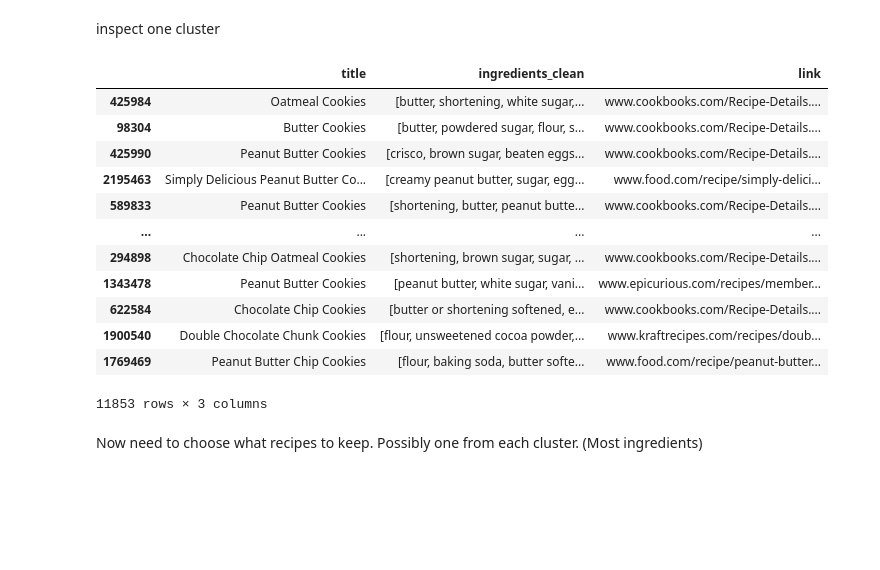
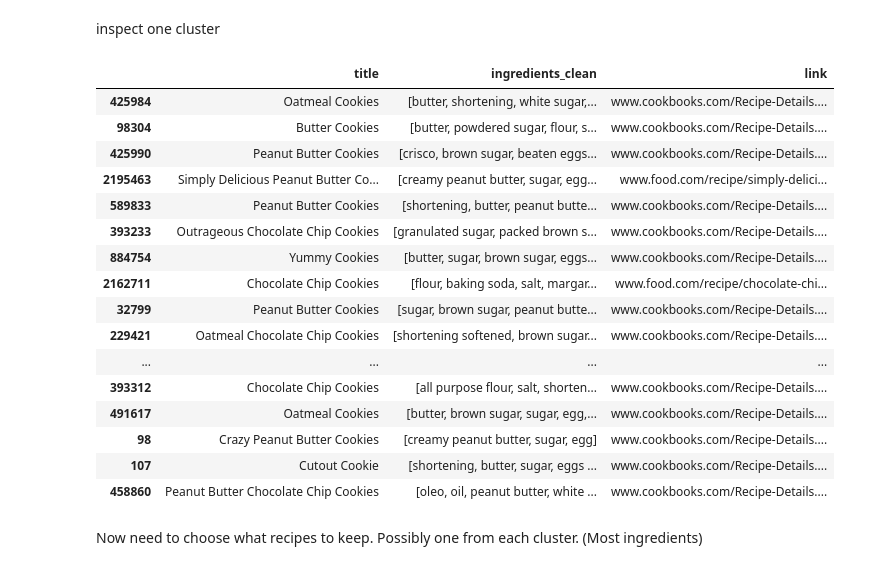
Before and after one commit to dcosta224/Capstone, a Jupyter notebook: exploration.ipynb, the cells around one changed output. Saved outputs shown, nothing was run; the diff lists cells and outputs as text; code cells hidden in the pictures; blank space fills up the shorter version.

```diff
--- a/exploration.ipynb
+++ b/exploration.ipynb
@@ -269,0 +306,13 @@ duplicate_pairs_unique.head()
+# %%
+def ingredient_jaccard(a, b):
+    set_a = set(a)
+    set_b = set(b)
+
+    if len(set_a) == 0 or len(set_b) == 0:
+        return 0.0
+
+    return len(set_a & set_b) / len(set_a | set_b)
+
+
+def title_similarity(a, b):
+    return fuzz.token_set_ratio(str(a), str(b)) / 100
@@ -269,0 +365,10 @@ duplicate_pairs_unique.head()
+# %%
+validated_pairs = hybrid_pairs[
+    (hybrid_pairs["semantic_score"] >= 0.92) &
+    (hybrid_pairs["ingredient_jaccard"] >= 0.50) &
+    (hybrid_pairs["hybrid_score"] >= 0.75)
+].copy()
+
+validated_pairs.to_parquet("validated_duplicate_pairs_hybrid.parquet", index=False)
+
+validated_pairs.head()
@@ -275,7 +387,7 @@ G = nx.Graph()
 G.add_nodes_from(range(len(df)))
 
 G.add_edges_from(
-    duplicate_pairs_unique[["recipe_id", "match_id"]].itertuples(index=False, name=None)
+    validated_pairs[["recipe_id", "match_id"]].itertuples(index=False, name=None)
 )
 
 clusters = list(nx.connected_components(G))
@@ -298,11 +410,11 @@ for cluster_id, members in enumerate(clusters):
             "cluster_size": len(members)
         })
 
-recipe_clusters = pd.DataFrame(cluster_rows)
+recipe_clusters_hybrid = pd.DataFrame(cluster_rows)
 
-recipe_clusters.to_parquet("recipe_clusters.parquet")
+recipe_clusters_hybrid.to_parquet("recipe_clusters_hybrid.parquet", index=False)
 
-recipe_clusters.head()
+recipe_clusters_hybrid.head()
 # %% [output]
 |  | cluster_id | recipe_id | cluster_size |
 | 0 | 0 | 2 | 2 |
@@ -360,28 +472,35 @@ recipe_clusters[["cluster_id", "cluster_size"]] \
 # %% [markdown]
 inspect one cluster
 # %%
-cluster_id = recipe_clusters.sort_values("cluster_size", ascending=False)["cluster_id"].iloc[0]
+cluster_id = recipe_clusters_hybrid.sort_values(
+    "cluster_size",
+    ascending=False
+)["cluster_id"].iloc[0]
 
-ids = recipe_clusters.loc[
-    recipe_clusters["cluster_id"] == cluster_id,
+ids = recipe_clusters_hybrid.loc[
+    recipe_clusters_hybrid["cluster_id"] == cluster_id,
     "recipe_id"
 ].tolist()
 
-df.loc[ids, ["title", "ingredients_clean", "link"]]
+df.loc[ids, ["title", "ingredients_clean", "link"]].head(30)
 # %% [output]
 |  | title | ingredients_clean | link |
 | 425984 | Oatmeal Cookies | [butter, shortening, white sugar,... | www.cookbooks.com/Recipe-Details.... |
 | 98304 | Butter Cookies | [butter, powdered sugar, flour, s... | www.cookbooks.com/Recipe-Details.... |
 | 425990 | Peanut Butter Cookies | [crisco, brown sugar, beaten eggs... | www.cookbooks.com/Recipe-Details.... |
 | 2195463 | Simply Delicious Peanut Butter Co... | [creamy peanut butter, sugar, egg... | www.food.com/recipe/simply-delici... |
 | 589833 | Peanut Butter Cookies | [shortening, butter, peanut butte... | www.cookbooks.com/Recipe-Details.... |
+| 393233 | Outrageous Chocolate Chip Cookies | [granulated sugar, packed brown s... | www.cookbooks.com/Recipe-Details.... |
+| 884754 | Yummy Cookies | [butter, sugar, brown sugar, eggs... | www.cookbooks.com/Recipe-Details.... |
+| 2162711 | Chocolate Chip Cookies | [flour, baking soda, salt, margar... | www.food.com/recipe/chocolate-chi... |
+| 32799 | Peanut Butter Cookies | [sugar, brown sugar, peanut butte... | www.cookbooks.com/Recipe-Details.... |
+| 229421 | Oatmeal Chocolate Chip Cookies | [shortening softened, brown sugar... | www.cookbooks.com/Recipe-Details.... |
 | ... | ... | ... | ... |
-| 294898 | Chocolate Chip Oatmeal Cookies | [shortening, brown sugar, sugar, ... | www.cookbooks.com/Recipe-Details.... |
-| 1343478 | Peanut Butter Cookies | [peanut butter, white sugar, vani... | www.epicurious.com/recipes/member... |
-| 622584 | Chocolate Chip Cookies | [butter or shortening softened, e... | www.cookbooks.com/Recipe-Details.... |
-| 1900540 | Double Chocolate Chunk Cookies | [flour, unsweetened cocoa powder,... | www.kraftrecipes.com/recipes/doub... |
-| 1769469 | Peanut Butter Chip Cookies | [flour, baking soda, butter softe... | www.food.com/recipe/peanut-butter... |
+| 393312 | Chocolate Chip Cookies | [all purpose flour, salt, shorten... | www.cookbooks.com/Recipe-Details.... |
+| 491617 | Oatmeal Cookies | [butter, brown sugar, sugar, egg,... | www.cookbooks.com/Recipe-Details.... |
+| 98 | Crazy Peanut Butter Cookies | [creamy peanut butter, sugar, egg] | www.cookbooks.com/Recipe-Details.... |
+| 107 | Cutout Cookie | [shortening, butter, sugar, eggs ... | www.cookbooks.com/Recipe-Details.... |
+| 458860 | Peanut Butter Chocolate Chip Cookies | [oleo, oil, peanut butter, white ... | www.cookbooks.com/Recipe-Details.... |
-11853 rows × 3 columns
 # %% [markdown]
 Now need to choose what recipes to keep. Possibly one from each cluster. (Most ingredients)
 # %%
```
Also changed, not shown: parts of 28 cells of this notebook, 1 other file.
